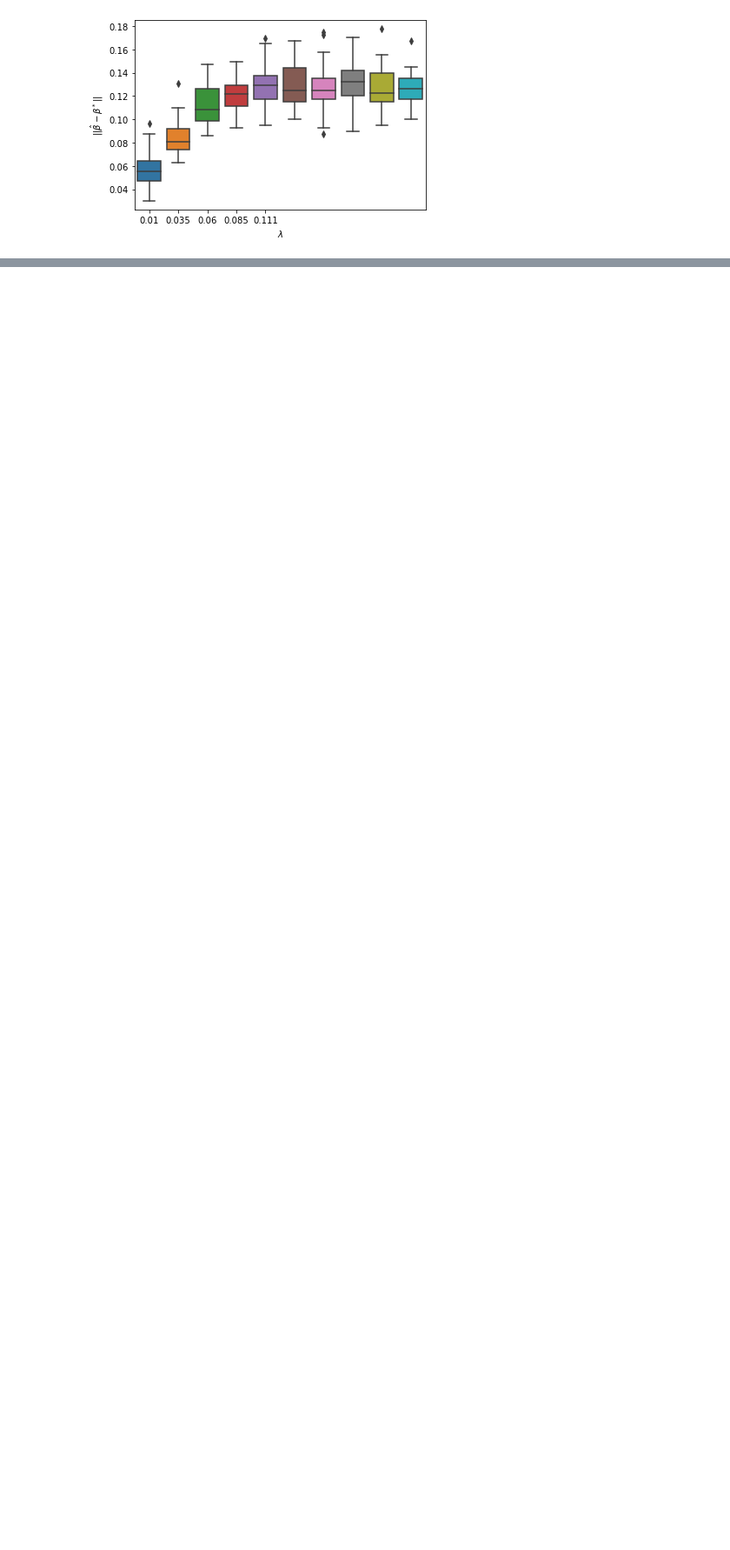
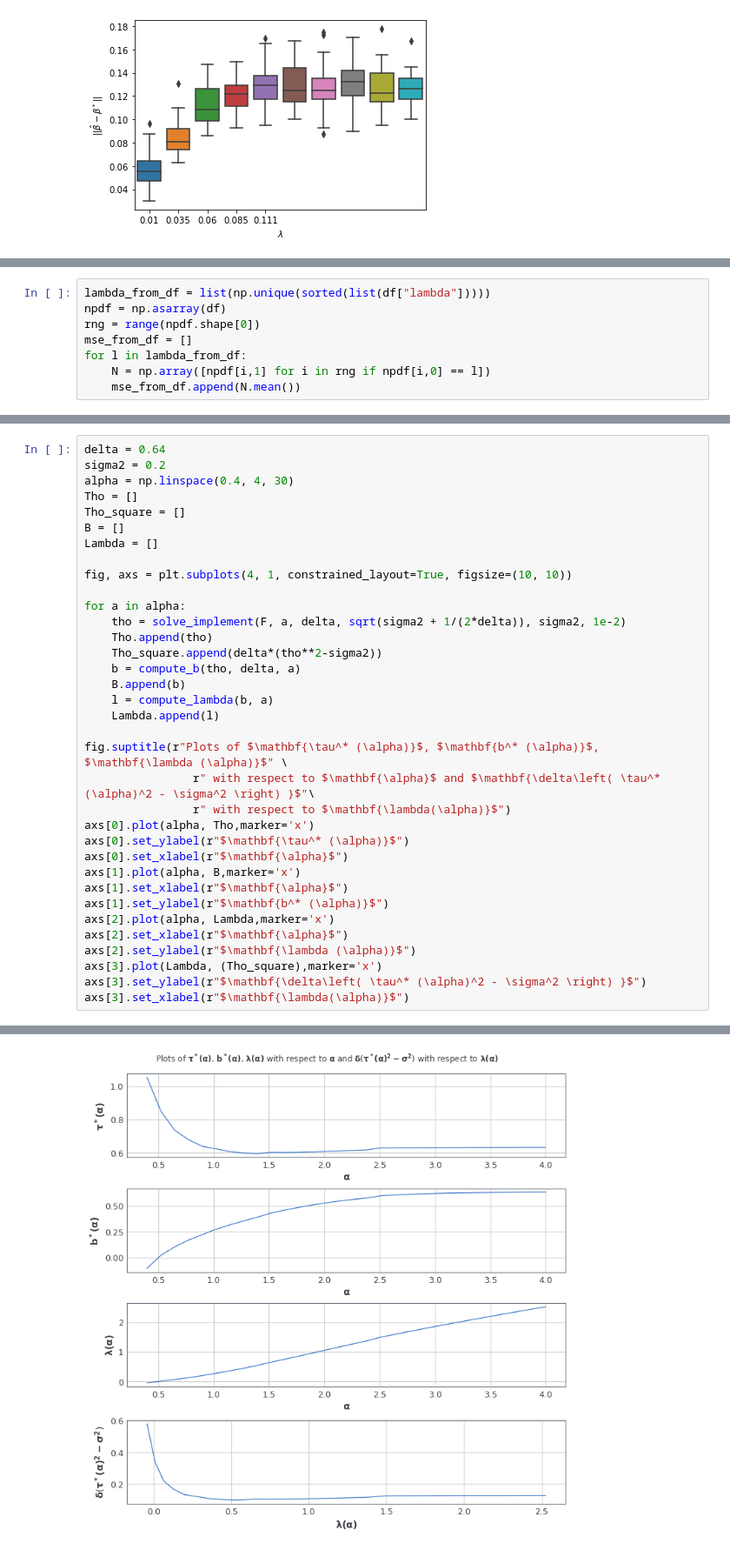
Before and after one commit to JulienKhlt/Hista, a Jupyter notebook: Projet_HISTA_FargeonKhlautRuhlmann.ipynb, the cells around one changed output, grey strips where cells are left out. Shown: that part at 87% size. Cells and saved outputs as stored; diff of their text form; blank space fills up the shorter version.

```diff
--- a/Projet_HISTA_FargeonKhlautRuhlmann.ipynb
+++ b/Projet_HISTA_FargeonKhlautRuhlmann.ipynb
@@ -125,0 +153,8 @@ Text(0, 0.5, '$ || \\hat{\\beta} - \\beta^* ||$')
+# %%
+lambda_from_df = list(np.unique(sorted(list(df["lambda"]))))
+npdf = np.asarray(df)
+rng = range(npdf.shape[0])
+mse_from_df = []
+for l in lambda_from_df:
+    N = np.array([npdf[i,1] for i in rng if npdf[i,0] == l])
+    mse_from_df.append(N.mean())
@@ -125,0 +275,36 @@ Text(0, 0.5, '$ || \\hat{\\beta} - \\beta^* ||$')
+# %%
+delta = 0.64
+sigma2 = 0.2
+alpha = np.linspace(0.4, 4, 30)
+Tho = []
+Tho_square = []
+B = []
+Lambda = []
+
+fig, axs = plt.subplots(4, 1, constrained_layout=True, figsize=(10, 10))
+
+for a in alpha:
+    tho = solve_implement(F, a, delta, sqrt(sigma2 + 1/(2*delta)), sigma2, 1e-2)
+    Tho.append(tho)
+    Tho_square.append(delta*(tho**2-sigma2))
+    b = compute_b(tho, delta, a)
+    B.append(b)
+    l = compute_lambda(b, a)
+    Lambda.append(l)
+
+fig.suptitle(r"Plots of $\mathbf{\tau^* (\alpha)}$, $\mathbf{b^* (\alpha)}$, $\mathbf{\lambda (\alpha)}$" \
+                r" with respect to $\mathbf{\alpha}$ and $\mathbf{\delta\left( \tau^* (\alpha)^2 - \sigma^2 \right) }$"\
+                r" with respect to $\mathbf{\lambda(\alpha)}$")
+axs[0].plot(alpha, Tho,marker='x')
+axs[0].set_ylabel(r"$\mathbf{\tau^* (\alpha)}$")
+axs[0].set_xlabel(r"$\mathbf{\alpha}$")
+axs[1].plot(alpha, B,marker='x')
+axs[1].set_xlabel(r"$\mathbf{\alpha}$")
+axs[1].set_ylabel(r"$\mathbf{b^* (\alpha)}$")
+axs[2].plot(alpha, Lambda,marker='x')
+axs[2].set_xlabel(r"$\mathbf{\alpha}$")
+axs[2].set_ylabel(r"$\mathbf{\lambda (\alpha)}$")
+axs[3].plot(Lambda, (Tho_square),marker='x')
+axs[3].set_ylabel(r"$\mathbf{\delta\left( \tau^* (\alpha)^2 - \sigma^2 \right) }$")
+axs[3].set_xlabel(r"$\mathbf{\lambda(\alpha)}$")
+# %% [output]
@@ -125,0 +312 @@ Text(0, 0.5, '$ || \\hat{\\beta} - \\beta^* ||$')
+[figure, added]
```
Also changed, not shown: parts of 17 cells of this notebook.
